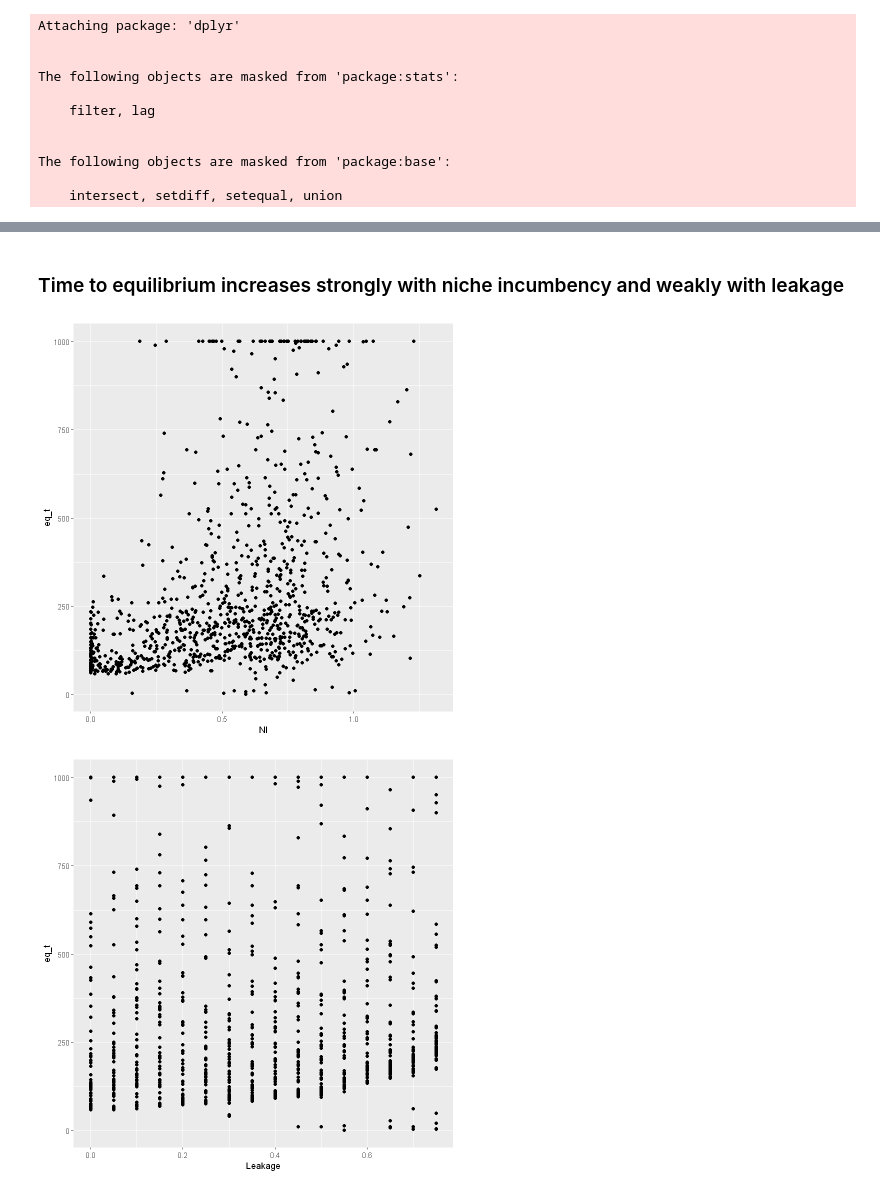
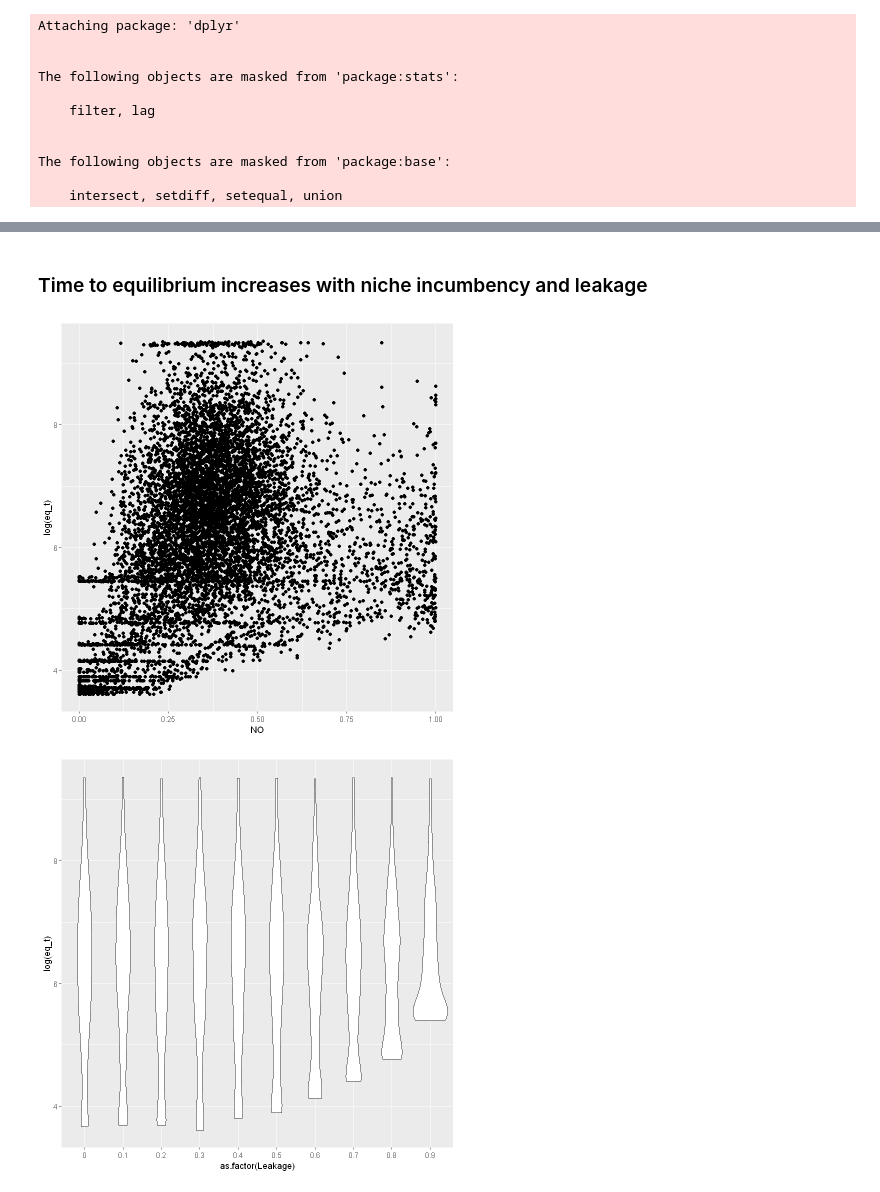
Before and after one commit to MustriM95/Thesis, a Jupyter notebook: NoteBook/LogicalStructure.ipynb, the cells around one changed output, grey strips where cells are left out. Cells and saved outputs as stored; diff of their text form; code cells hidden in the pictures.

Commit message:
Updated data and graphs to reflect current results

```diff
--- a/NoteBook/LogicalStructure.ipynb
+++ b/NoteBook/LogicalStructure.ipynb
@@ -32,7 +32,19 @@ library(dplyr)
 library(ggplot2)
 library(tidyr)
 
-df = read.csv("First.csv")
+df2 = read.csv("2x2.csv")
+df3 = read.csv("3x3.csv")
+df4 = read.csv("4x4.csv")
+df5 = read.csv("5x5.csv")
+df6 = read.csv("6x6.csv")
+df7 = read.csv("7x7.csv")
+
+df = rbind(df2, df3, df4, df5, df6, df7)
+
+Q <- quantile(log(df$MSE), probs=c(.25, .75), na.rm = FALSE)
+iqr <- IQR(log(df$MSE))
+
+df_NOut <- subset(df, log(df$MSE) > (Q[1] - 1.5*iqr) & log(df$MSE) < (Q[2]+1.5*iqr))
 # %% [output]
 Attaching package: 'dplyr'
 
@@ -58,11 +86,11 @@ ggplot(data=df, aes(y=domEig, x = Leakage)) + geom_point()
 # %% [markdown]
-### Time to equilibrium increases strongly with niche incumbency and weakly with leakage
+### Time to equilibrium increases with niche incumbency and leakage
 # %%
 
-ggplot(data=df, aes(y=eq_t, x = NI)) + geom_point()
+ggplot(data=df, aes(y=log(eq_t), x = NO)) + geom_point()
 
-ggplot(data=df, aes(y=eq_t, x = Leakage)) + geom_point()
+ggplot(data=df, aes(y=log(eq_t), x = as.factor(Leakage))) + geom_violin()
 # %% [output]
-[figure, old version]
+[figure, new version]
-[figure, old version]
+[figure, new version]
 # %% [markdown]
```
Also changed, not shown: parts of 9 cells of this notebook.
